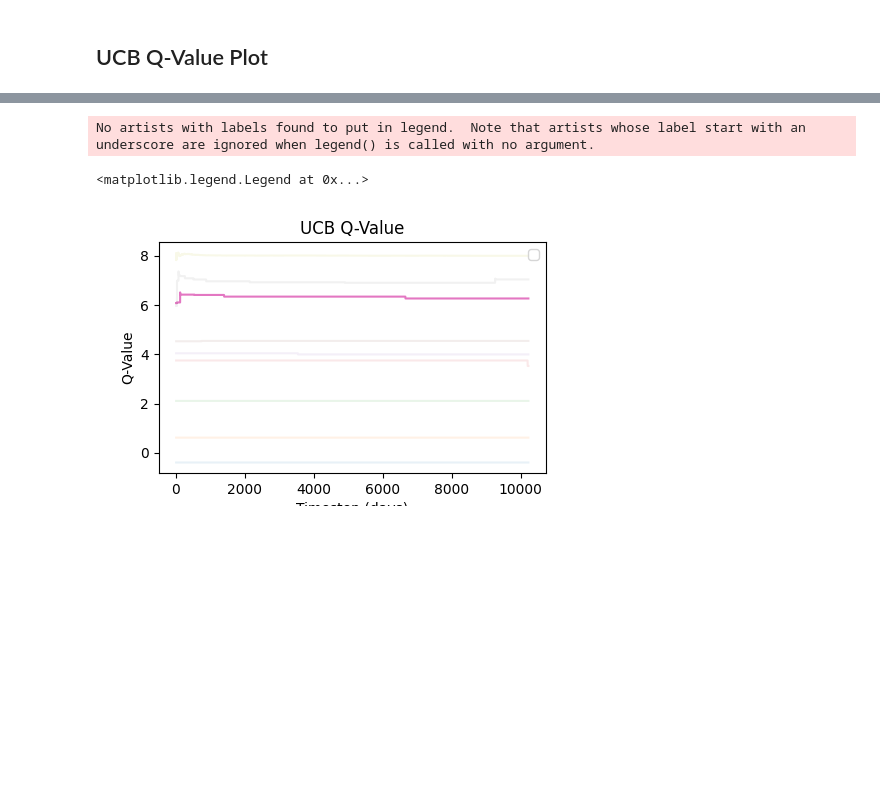
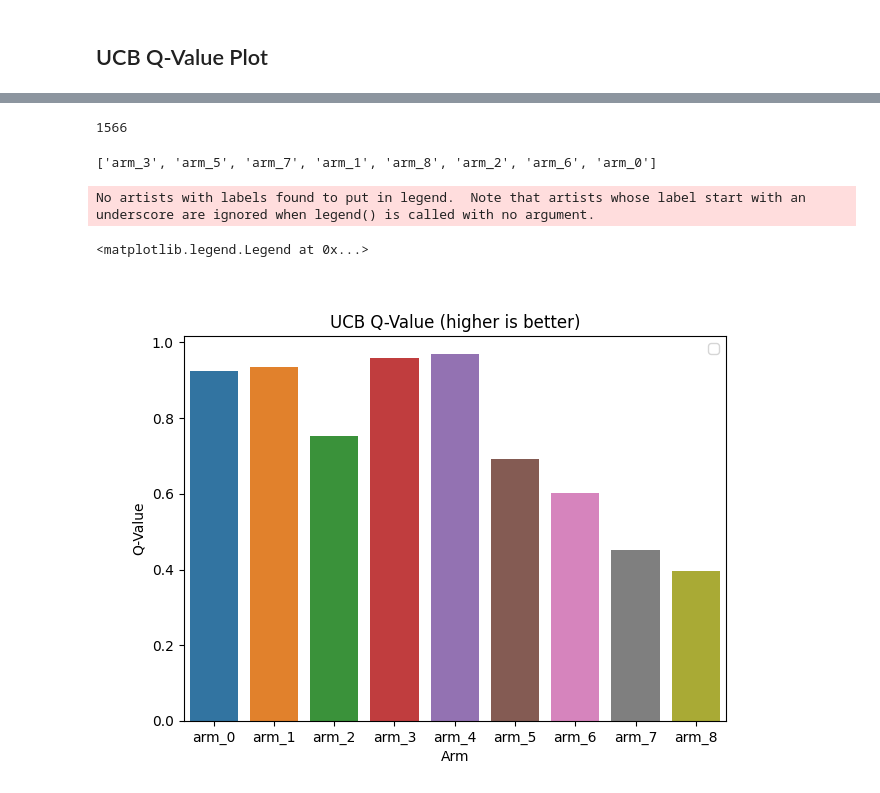
Before and after one commit to sustainable-computing/building-MARL, a Jupyter notebook: studies/UCB_PolicySelection_Analysis-Copy1.ipynb, the cells around one changed output, grey strips where cells are left out. Drawn from its saved outputs; the diff is of its cells as text; code cells hidden in the pictures; blank space fills up the shorter version.

Commit message:
added dummy arm support for UCB

```diff
--- a/studies/UCB_PolicySelection_Analysis-Copy1.ipynb
+++ b/studies/UCB_PolicySelection_Analysis-Copy1.ipynb
@@ -30,7 +30,8 @@ invalid_policies = []
 # %%
 all_zones = list(eval_df["zone"].unique())
 
-ucb_df = pd.read_csv("../data/group_ucb_log_data/8/ucb_log_data.csv")
+# ucb_df = pd.read_csv("../data/group_ucb_log_data/8/ucb_log_data.csv")  # Dummy testcase
+ucb_df = pd.read_csv("../data/group_ucb_log_data/18/ucb_log_data.csv")
 # %%
 ucb_eval_cols = ucb_df.columns
 arm_names = [col[:-6] for col in ucb_eval_cols if "score" in col]
@@ -40,7 +41,7 @@ num_policies = len(arm_names)
 # %%
 q_vals_df = pd.DataFrame()
 q_vals_df["timestep"] = ucb_df[len(arm_names):].index
-q_vals_df["total_energy"] = ucb_df["total_energy"]
+q_vals_df["total_energy"] = ucb_df["total_energy"] / 4000000
 
 for arm in arm_names:
     score_col_name = f"{arm}_score"
@@ -52,18 +117,32 @@ for arm in arm_names:
+# %%
+len(q_vals_df)
+# %% [output]
+1566
+# %%
+other_arms
+# %% [output]
+['arm_3', 'arm_5', 'arm_7', 'arm_1', 'arm_8', 'arm_2', 'arm_6', 'arm_0']
 # %%
-plt.figure(figsize=(5, 3))
-plt.title("UCB Q-Value")
-for i, arm in enumerate(arm_names):
-    # sns.lineplot(x="timestep", y=f"{arm}_value", data=q_vals_df)
-    if i == 6:
-        alpha = 1
-    else:
-        alpha = 0.1
-    plt.plot(q_vals_df["timestep"], q_vals_df[f"{arm}_value"], alpha=alpha)
+q_bar_plot_df = {"arm": [],
+                 "score": []}
+for arm in arm_names:
+    q_bar_plot_df["arm"].append(arm)
+    q_bar_plot_df["score"].append(1+q_vals_df[f"{arm}_value"].values[-1])
+
+plt.figure(figsize=(7, 5))
+plt.title("UCB Q-Value (higher is better)")
+# for i, arm in enumerate(arm_names):
+#     # sns.lineplot(x="timestep", y=f"{arm}_value", data=q_vals_df)
+#     if i == 6:
+#         alpha = 1
+#     else:
+#         alpha = 0.1
+sns.barplot(x="arm", y="score", data=q_bar_plot_df)
 plt.ylabel("Q-Value")
-plt.xlabel("Timestep (days)")
+plt.xlabel("Arm")
 plt.legend()
 # %% [output]
 No artists with labels found to put in legend.  Note that artists whose label start with an underscore are ignored when legend() is called with no argument.
 <matplotlib.legend.Legend at 0x...>
-[figure, old version]
+[figure, new version]
 # %%
```
Also changed, not shown: parts of 6 cells of this notebook, 4 other files.
